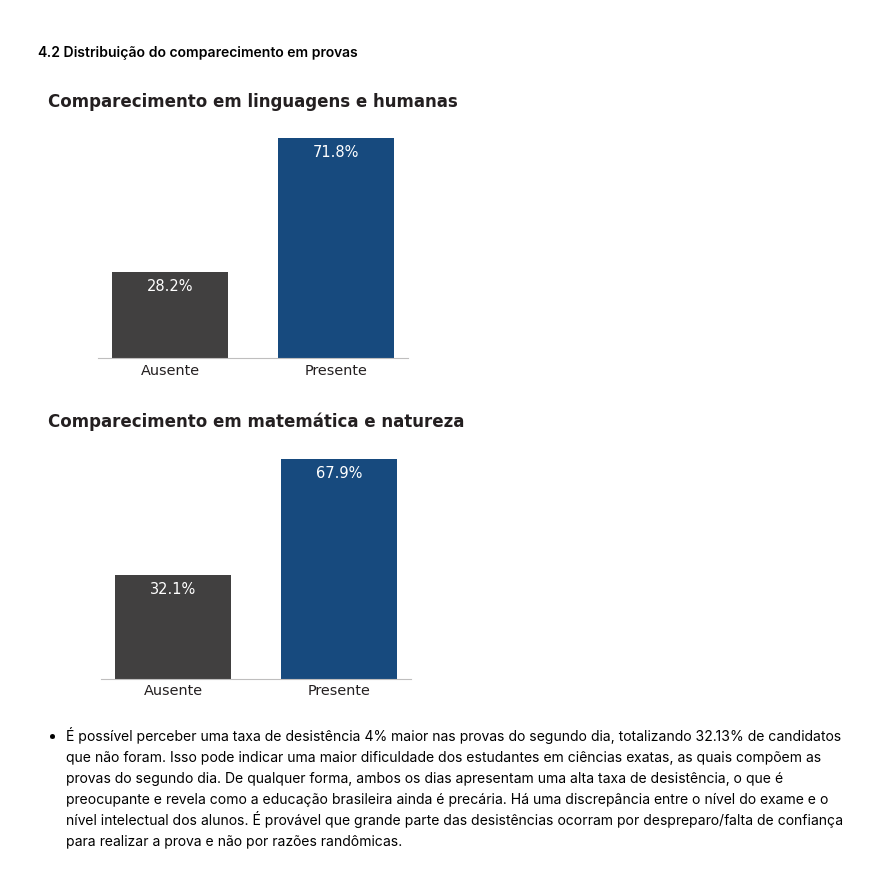
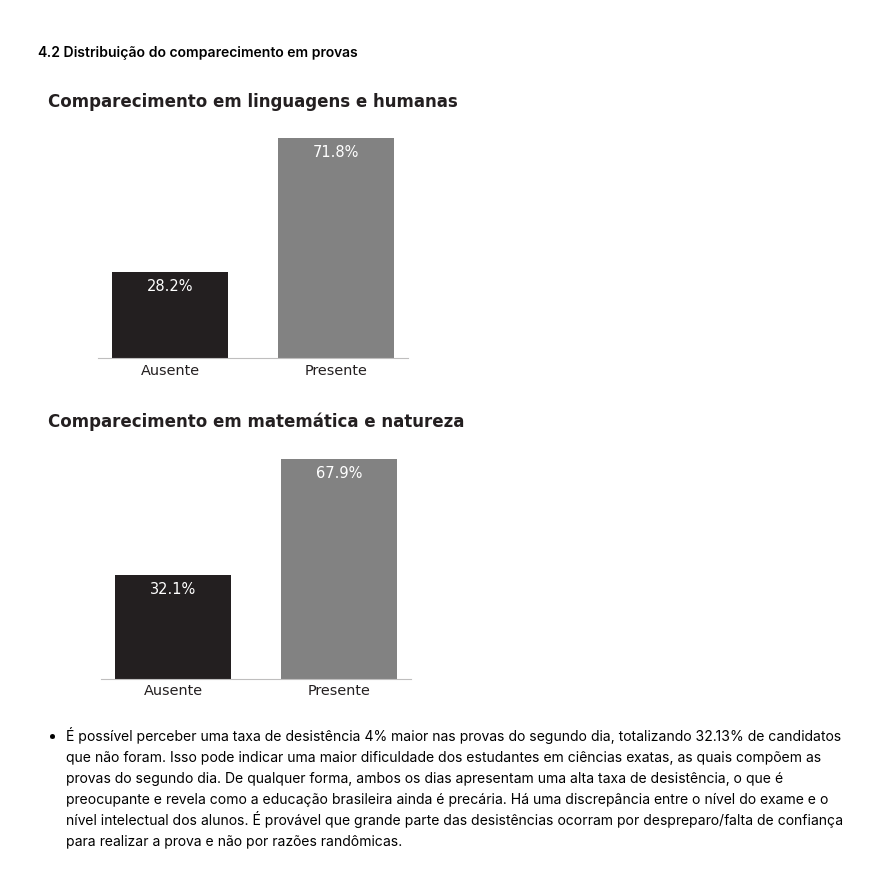
Before and after one commit to allmeidaapedro/Enem-Analysis, a Jupyter notebook: notebooks/2_eda.ipynb, the cells around one changed output. Cells and saved outputs as stored; diff of their text form; code cells hidden in the pictures.

```diff
--- a/notebooks/2_eda.ipynb
+++ b/notebooks/2_eda.ipynb
@@ -376,32 +476,32 @@ barh_plot(st_grouped, 'status_conclusao_ensino_medio', 'pct',
 # %%
 # Languages.
 plc_grouped = absent_df.groupby(['presenca_lc'])[['presenca_lc']].count().rename(columns={'presenca_lc': 'count'}).reset_index().sort_values(by=['count'], ascending=False)
 plc_grouped['pct'] = round(plc_grouped['count'] / np.sum(plc_grouped['count']) * 100, 2)
 
 # Human sciences.
 pch_grouped = absent_df.groupby(['presenca_ch'])[['presenca_ch']].count().rename(columns={'presenca_ch': 'count'}).reset_index().sort_values(by=['count'], ascending=False)
 pch_grouped['pct'] = round(pch_grouped['count'] / np.sum(pch_grouped['count']) * 100, 2)
 
 # Math.
 pmt_grouped = absent_df.groupby(['presenca_mt'])[['presenca_mt']].count().rename(columns={'presenca_mt': 'count'}).reset_index().sort_values(by=['count'], ascending=False)
 pmt_grouped['pct'] = round(pmt_grouped['count'] / np.sum(pmt_grouped['count']) * 100, 2)
 
 # Nature sciences.
 pcn_grouped = absent_df.groupby(['presenca_cn'])[['presenca_cn']].count().rename(columns={'presenca_cn': 'count'}).reset_index().sort_values(by=['count'], ascending=False)
 pcn_grouped['pct'] = round(pcn_grouped['count'] / np.sum(pcn_grouped['count']) * 100, 2)
 
 bar_plot(plc_grouped, 'presenca_lc', 'pct',
          title='Comparecimento em linguagens e humanas',
-         xlabel='', figsize=(4, 3), barwidth=0.7, bar_color=[AZUL1, CINZA2],
+         xlabel='', figsize=(4, 3), barwidth=0.7, bar_color=[CINZA6, CINZA1],
          title_pad=15, invert_xaxis=True, title_loc='center', label_size=12)
 
 bar_plot(pmt_grouped, 'presenca_mt', 'pct',
          title='Comparecimento em matemática e natureza',
-         xlabel='', figsize=(4, 3), barwidth=0.7, bar_color=[AZUL1, CINZA2],
+         xlabel='', figsize=(4, 3), barwidth=0.7, bar_color=[CINZA6, CINZA1],
          title_pad=15, invert_xaxis=True, title_loc='center', label_size=12)
 # %% [output]
-[figure, old version]
+[figure, new version]
-[figure, old version]
+[figure, new version]
 # %% [markdown]
 - É possível perceber uma taxa de desistência 4% maior nas provas do segundo dia, totalizando 32.13% de candidatos que não foram. Isso pode indicar uma maior dificuldade dos estudantes em ciências exatas, as quais compõem as provas do segundo dia. De qualquer forma, ambos os dias apresentam uma alta taxa de desistência, o que é preocupante e revela como a educação brasileira ainda é precária. Há uma discrepância entre o nível do exame e o nível intelectual dos alunos. É provável que grande parte das desistências ocorram por despreparo/falta de confiança para realizar a prova e não por razões randômicas.
 # %% [markdown]
```
Also changed, not shown: parts of 53 cells of this notebook.
